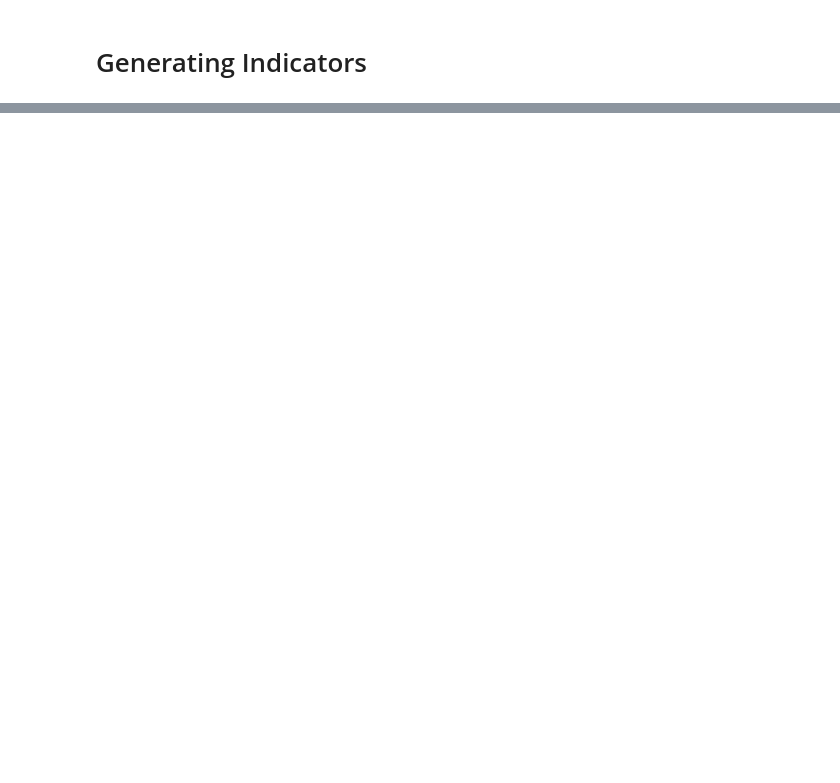
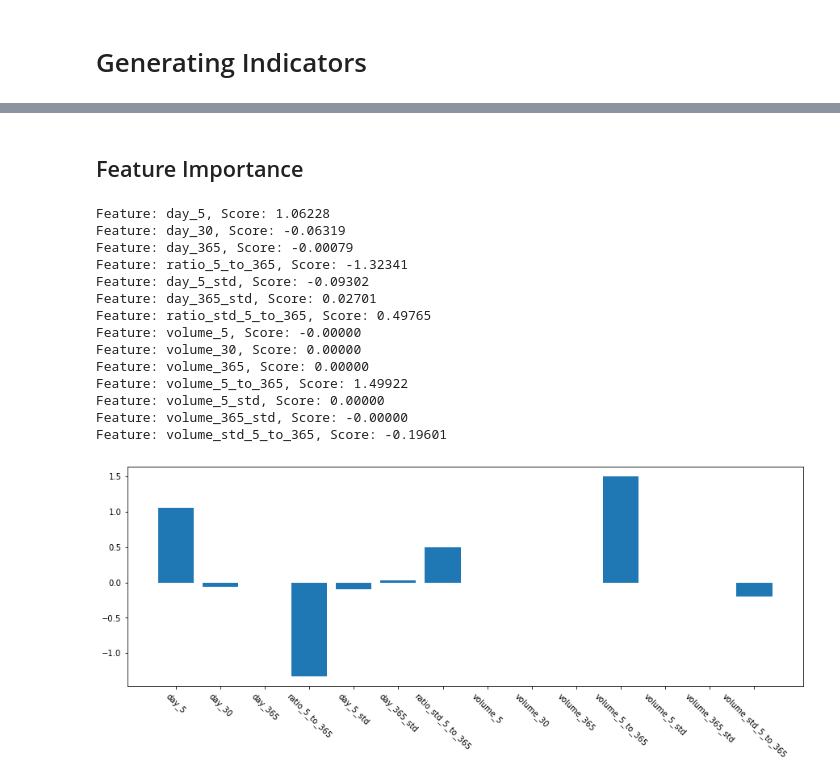
Before and after one commit to adhamalhossary/predicting-stock-market, a Jupyter notebook: Predicting Stock Market.ipynb, the cells around one changed output, grey strips where cells are left out. Saved outputs shown, nothing was run; the diff lists cells and outputs as text; code cells hidden in the pictures; blank space fills up the shorter version.

```diff
--- a/Predicting Stock Market.ipynb
+++ b/Predicting Stock Market.ipynb
@@ -389,10 +429,28 @@ plt.show()
+# %% [markdown]
+## Feature Importance
 # %%
-importance = lr.coef_
+importance = lr_updated.coef_
 
 for i,v in enumerate(importance):
     print('Feature: %s, Score: %.5f' % (features_updated[i],v))
 # plot feature importance
 fig = plt.figure(figsize = (15,5))
 plt.bar(features_updated, importance)
 plt.xticks(rotation=-45)
 plt.show()
+# %% [output]
+Feature: day_5, Score: 1.06228
+Feature: day_30, Score: -0.06319
+Feature: day_365, Score: -0.00079
+Feature: ratio_5_to_365, Score: -1.32341
+Feature: day_5_std, Score: -0.09302
+Feature: day_365_std, Score: 0.02701
+Feature: ratio_std_5_to_365, Score: 0.49765
+Feature: volume_5, Score: -0.00000
+Feature: volume_30, Score: 0.00000
+Feature: volume_365, Score: 0.00000
+Feature: volume_5_to_365, Score: 1.49922
+Feature: volume_5_std, Score: 0.00000
+Feature: volume_365_std, Score: -0.00000
+Feature: volume_std_5_to_365, Score: -0.19601
+[figure, added]
```
Also changed, not shown: parts of 31 cells of this notebook.
